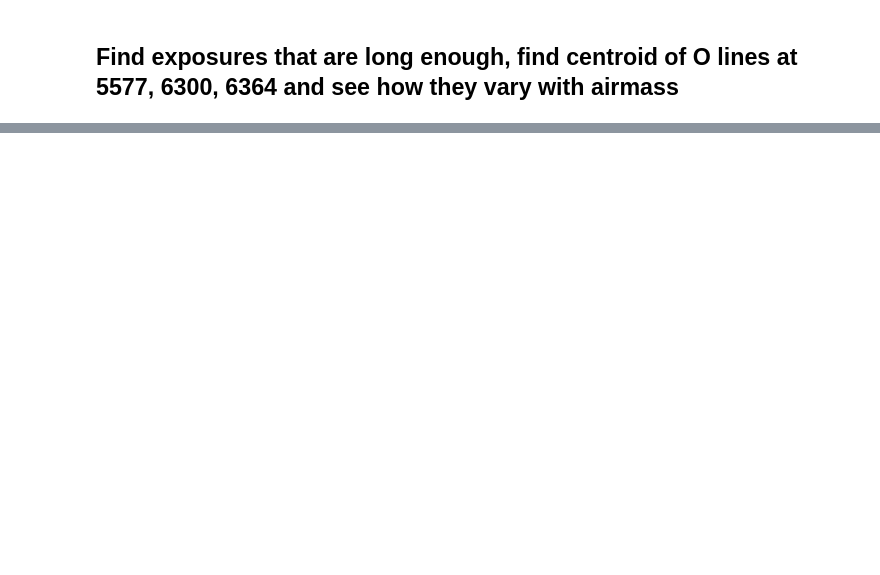
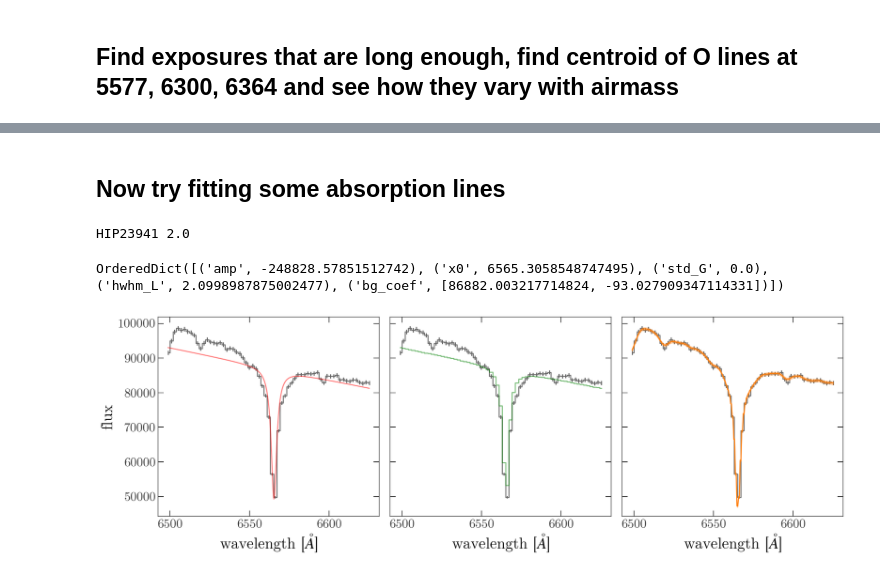
Before and after one commit to adrn/GaiaPairsFollowup, a Jupyter notebook: notebooks/Pointing model.ipynb, the cells around one changed output, grey strips where cells are left out. Cells and saved outputs as stored; diff of their text form; code cells hidden in the pictures; blank space fills up the shorter version.

```diff
--- a/notebooks/Pointing model.ipynb
+++ b/notebooks/Pointing model.ipynb
@@ -184,0 +191,2 @@ plt.colorbar()
+# %% [markdown]
+## Now try fitting some absorption lines
@@ -184,0 +260,15 @@ plt.colorbar()
+# %%
+# testing
+filename = '/Volumes/ProjectData/gaia-comoving-followup/data/processed/mdm-spring-2017/n4/1d_n4.0031.fit'
+tbl = fits.getdata(filename, 1)
+hdr = fits.getheader(filename, 0)
+print(hdr['OBJECT'], hdr['EXPTIME'])
+
+x = tbl['wavelength']
+flux = tbl['source_flux']
+ivar = tbl['source_ivar']
+fit_source_region(x, flux, ivar, center=6562.8, width=64, absorp_emiss=-1., plot=True)
+# %% [output]
+HIP23941 2.0
+OrderedDict([('amp', -248828.57851512742), ('x0', 6565.3058548747495), ('std_G', 0.0), ('hwhm_L', 2.0998987875002477), ('bg_coef', [86882.003217714824, -93.027909347114331])])
+[figure, added]
```
Also changed, not shown: parts of 9 cells of this notebook, 1 other file.
